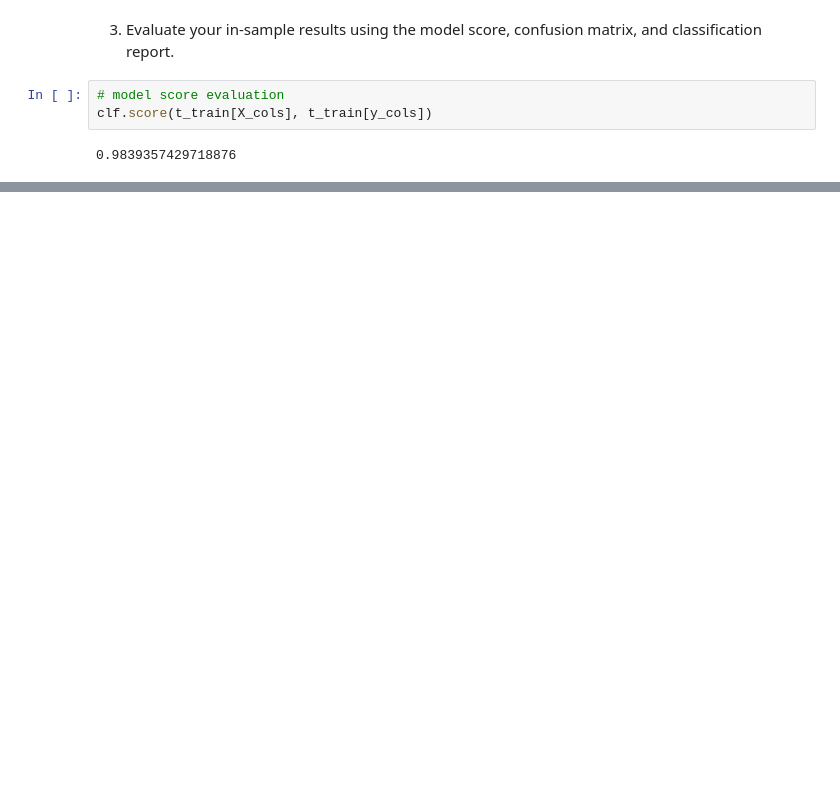
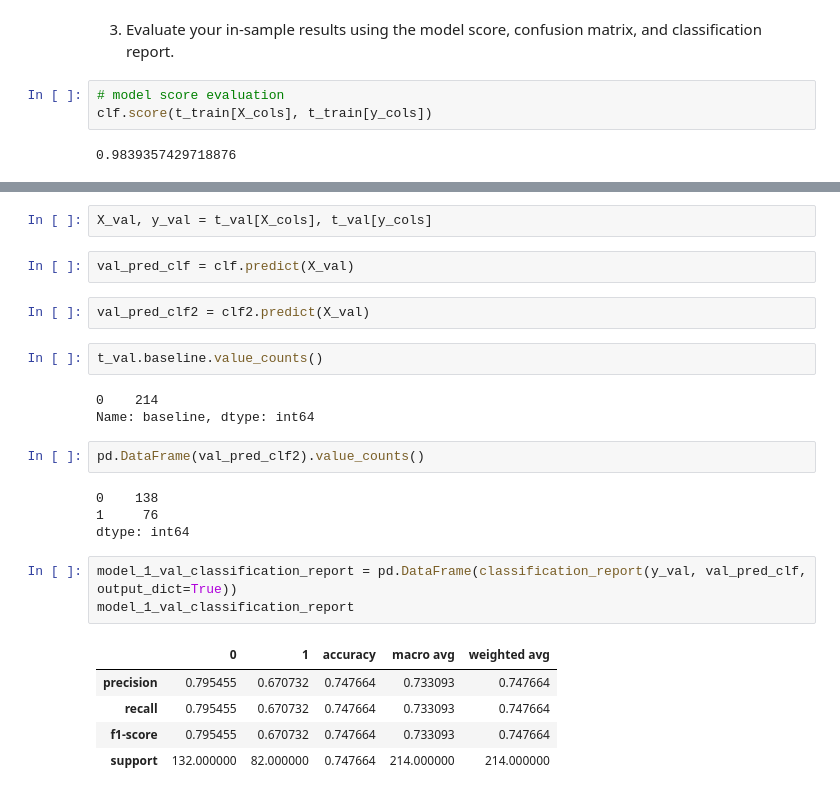
Before and after one commit to caroline-miller0921/classification_exercises, a Jupyter notebook: decision_tree.ipynb, the cells around one changed output, grey strips where cells are left out. Cells and saved outputs as stored; diff of their text form; blank space fills up the shorter version.

```diff
--- a/decision_tree.ipynb
+++ b/decision_tree.ipynb
@@ -106,0 +259,26 @@ clf.score(t_train[X_cols], t_train[y_cols])
+# %%
+X_val, y_val = t_val[X_cols], t_val[y_cols]
+# %%
+val_pred_clf = clf.predict(X_val)
+# %%
+val_pred_clf2 = clf2.predict(X_val)
+# %%
+t_val.baseline.value_counts()
+# %% [output]
+0    214
+Name: baseline, dtype: int64
+# %%
+pd.DataFrame(val_pred_clf2).value_counts()
+# %% [output]
+0    138
+1     76
+dtype: int64
+# %%
+model_1_val_classification_report = pd.DataFrame(classification_report(y_val, val_pred_clf, output_dict=True))
+model_1_val_classification_report
+# %% [output]
+|  | 0 | 1 | accuracy | macro avg | weighted avg |
+| precision | 0.795455 | 0.670732 | 0.747664 | 0.733093 | 0.747664 |
+| recall | 0.795455 | 0.670732 | 0.747664 | 0.733093 | 0.747664 |
+| f1-score | 0.795455 | 0.670732 | 0.747664 | 0.733093 | 0.747664 |
+| support | 132.000000 | 82.000000 | 0.747664 | 214.000000 | 214.000000 |
```
Also changed, not shown: parts of 35 cells of this notebook, 1 other file.
